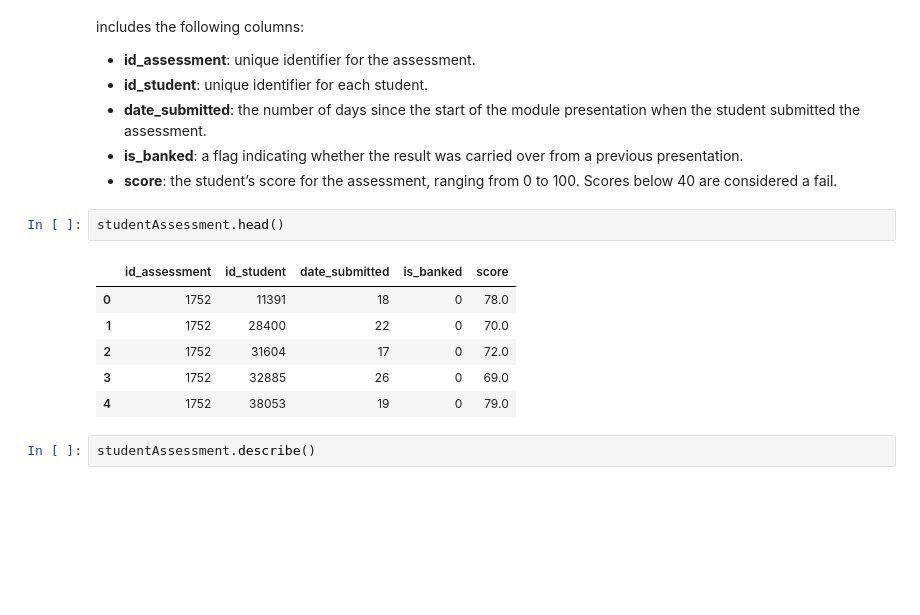
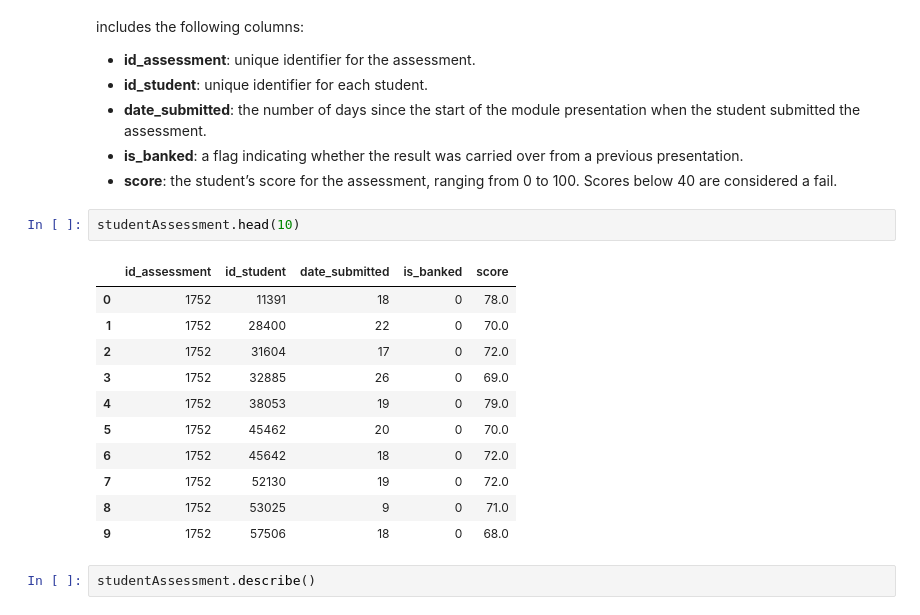
Before and after one commit to MScProjs/MScProject2025-Ali-Suhail, a Jupyter notebook: codes/jisc.ipynb, the cells around one changed output. Drawn from its saved outputs; the diff is of its cells as text; blank space fills up the shorter version.

```diff
--- a/codes/jisc.ipynb
+++ b/codes/jisc.ipynb
@@ -410,14 +444,19 @@ This table records the results of students' assessments. If a student does not s
 * **is\_banked**: a flag indicating whether the result was carried over from a previous presentation.
 * **score**: the student’s score for the assessment, ranging from 0 to 100. Scores below 40 are considered a fail.
 # %%
-studentAssessment.head()
+studentAssessment.head(10)
 # %% [output]
 |  | id_assessment | id_student | date_submitted | is_banked | score |
 | 0 | 1752 | 11391 | 18 | 0 | 78.0 |
 | 1 | 1752 | 28400 | 22 | 0 | 70.0 |
 | 2 | 1752 | 31604 | 17 | 0 | 72.0 |
 | 3 | 1752 | 32885 | 26 | 0 | 69.0 |
 | 4 | 1752 | 38053 | 19 | 0 | 79.0 |
+| 5 | 1752 | 45462 | 20 | 0 | 70.0 |
+| 6 | 1752 | 45642 | 18 | 0 | 72.0 |
+| 7 | 1752 | 52130 | 19 | 0 | 72.0 |
+| 8 | 1752 | 53025 | 9 | 0 | 71.0 |
+| 9 | 1752 | 57506 | 18 | 0 | 68.0 |
 # %%
 studentAssessment.describe()
 # %% [output]
```
Also changed, not shown: parts of 141 cells of this notebook, 6 other files.
